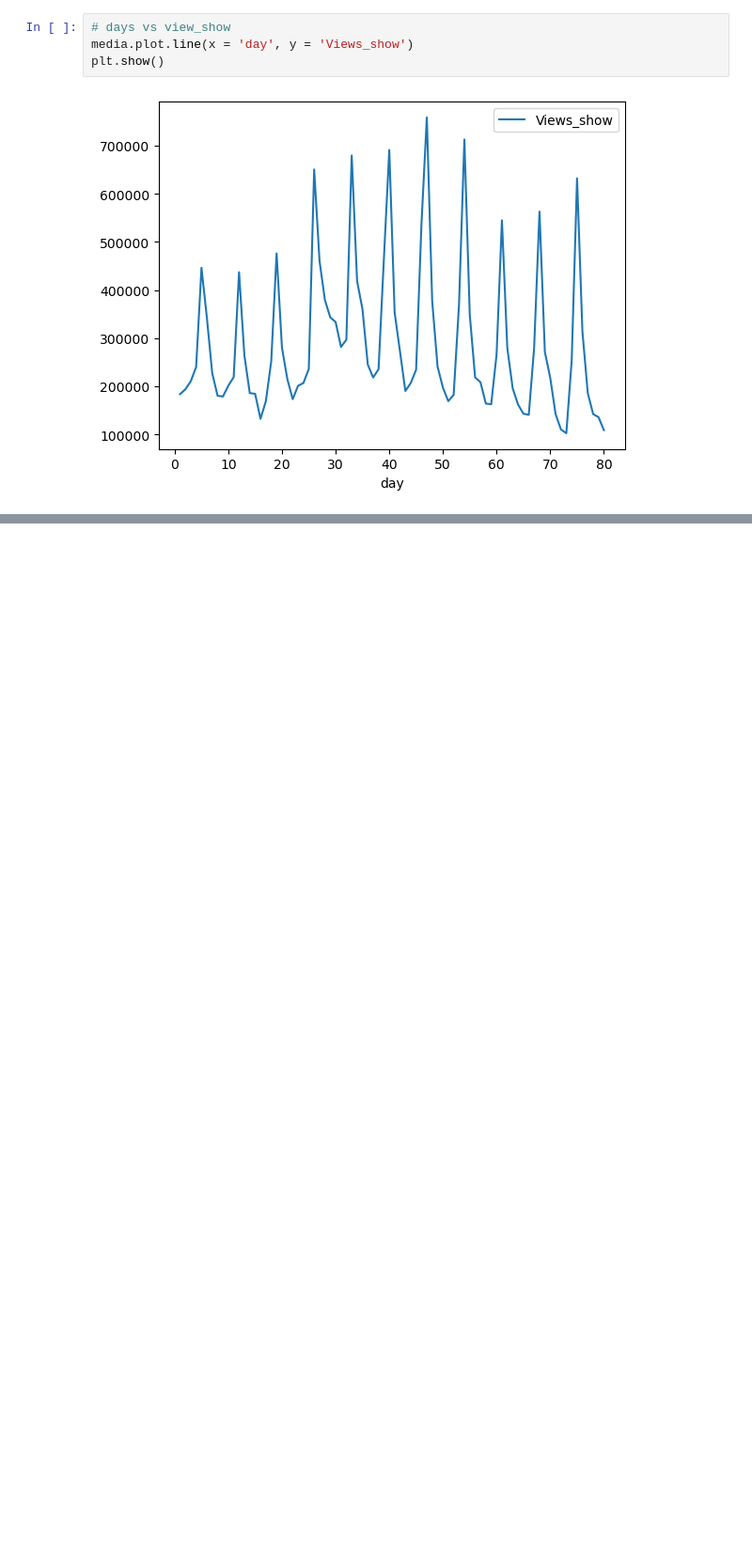
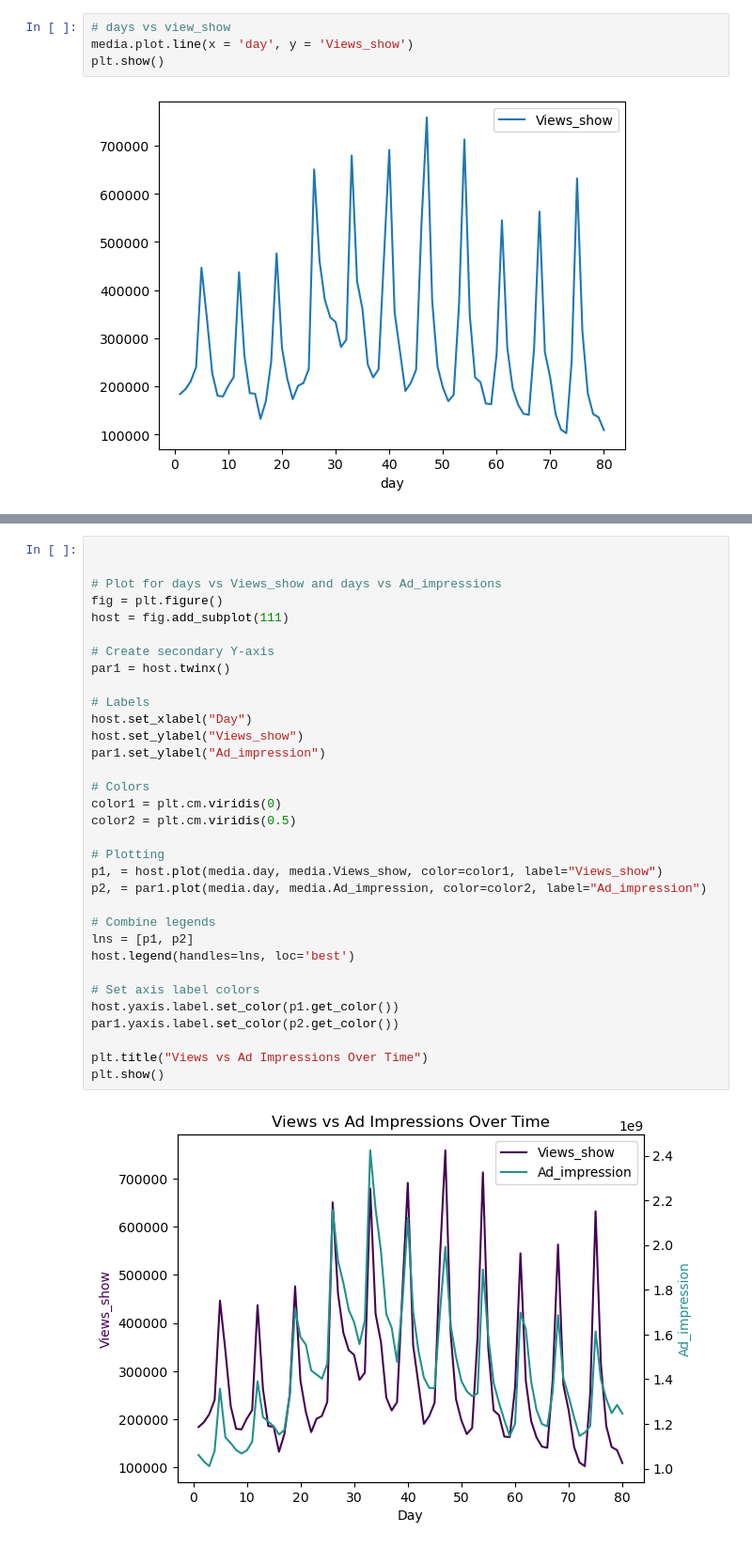
Before and after one commit to NimansalaBandara/mlr-show-views-prediction, a Jupyter notebook: mlr-show-views-prediction.ipynb, the cells around one changed output, grey strips where cells are left out. Shown: that part at 94% size. Drawn from its saved outputs; the diff is of its cells as text; blank space fills up the shorter version.

```diff
--- a/mlr-show-views-prediction.ipynb
+++ b/mlr-show-views-prediction.ipynb
@@ -46,0 +60,35 @@ plt.show()
+# %%
+
+
+# Plot for days vs Views_show and days vs Ad_impressions
+fig = plt.figure()
+host = fig.add_subplot(111)
+
+# Create secondary Y-axis
+par1 = host.twinx()
+
+# Labels
+host.set_xlabel("Day")
+host.set_ylabel("Views_show")
+par1.set_ylabel("Ad_impression")
+
+# Colors
+color1 = plt.cm.viridis(0)
+color2 = plt.cm.viridis(0.5)
+
+# Plotting
+p1, = host.plot(media.day, media.Views_show, color=color1, label="Views_show")
+p2, = par1.plot(media.day, media.Ad_impression, color=color2, label="Ad_impression")
+
+# Combine legends
+lns = [p1, p2]
+host.legend(handles=lns, loc='best')
+
+# Set axis label colors
+host.yaxis.label.set_color(p1.get_color())
+par1.yaxis.label.set_color(p2.get_color())
+
+plt.title("Views vs Ad Impressions Over Time")
+plt.show()
+# %% [output]
+[figure, added]
```
Also changed, not shown: parts of 17 cells of this notebook, 1 other file.
